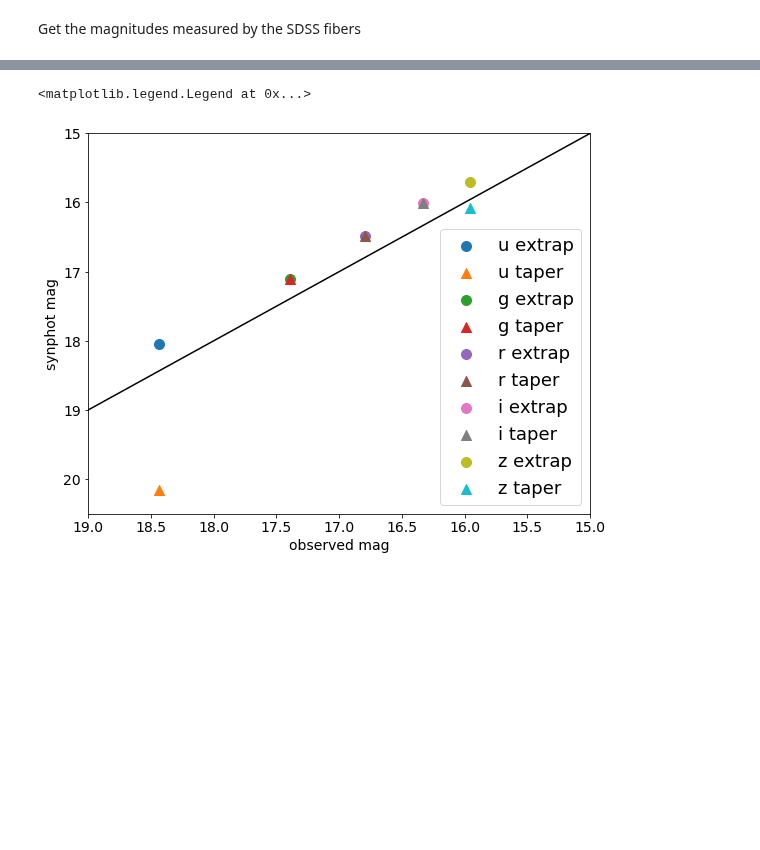
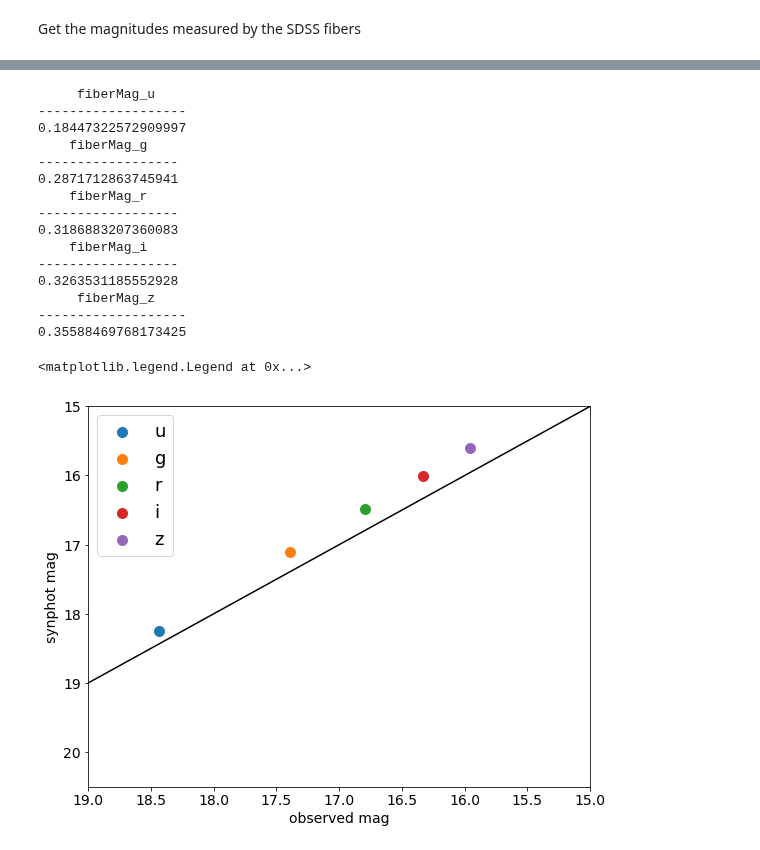
Before and after one commit to tcjansen/GSoC, a Jupyter notebook: empirical_photometry.ipynb, the cells around one changed output, grey strips where cells are left out. Cells and saved outputs as stored; diff of their text form; code cells hidden in the pictures; blank space fills up the shorter version.

```diff
--- a/empirical_photometry.ipynb
+++ b/empirical_photometry.ipynb
@@ -94,7 +88,8 @@ for band in sdss_bands:
     bp = SpectralElement(Empirical1D,
                          points=filt.wavelength,
                          lookup_table=filt.transmittance)
-    bandpasses[band] = bp
+    # for boxy bandpasses, tapering them with taper() is recommended
+    bandpasses[band] = bp.taper()
 
     plt.plot(bp.waveset, bp(bp.waveset), label=band)
 plt.legend(loc='upper right')
@@ -116,17 +111,11 @@ Once we have all of the effects on the source spectrum set, we can combine them
 from synphot.observation import Observation
 
 mags_extrap = {}
-mags_taper = {}
 for band in sdss_bands:
-    observation = Observation(spectrum, bandpasses[band], force='extrap')
+    observation = Observation(spectrum, bandpasses[band], force='taper')
     mags_extrap[band] = observation.effstim('ABmag').value
 
-    observation = Observation(spectrum, bandpasses[band], force='taper')
-    mags_taper[band] = observation.effstim('ABmag').value
-
 # SDSS mags aren't exactly equal to AB mags. Apply corrections
-mags_extrap['u'] += 0.04
-mags_taper['u'] += 0.04
-mags_extrap['z'] -= 0.02
-mags_taper['z'] -= 0.02
+mags['u'] += 0.04
+mags['z'] -= 0.02
 # %% [output]
@@ -158,24 +146,38 @@ Table length=1
 # %%
 plt.rcParams.update({'font.size': 14})
 fig = plt.figure(figsize=(9, 7))
 
 for band in sdss_bands:
-    plt.scatter(mag_table['fiberMag_' + band], mags_extrap[band],
-                s=100, label=band + ' extrap')
-    plt.scatter(mag_table['fiberMag_' + band], mags_taper[band],
-                s=100, label=band + ' taper', marker='^')
+    plt.scatter(mag_table['fiberMag_' + band], mags[band],
+                s=100, label=band)
+    print(mag_table['fiberMag_' + band] - mags[band])
 
 # one-to-one line
 magrange = np.linspace(15, 19, 10)
 plt.plot(magrange, magrange, color='black')
 
 plt.ylabel('synphot mag', size='14')
 plt.xlabel('observed mag', size='14')
 
 plt.xlim(19, 15)
 plt.ylim(20.5, 15)
 
 plt.legend(prop={'size': 18})
 # %% [output]
-<matplotlib.legend.Legend at 0x...>
+     fiberMag_u
+-------------------
+0.18447322572909997
+    fiberMag_g
+------------------
+0.2871712863745941
+    fiberMag_r
+------------------
+0.3186883207360083
+    fiberMag_i
+------------------
+0.3263531185552928
+     fiberMag_z
+-------------------
+0.35588469768173425
+<matplotlib.legend.Legend at 0x...>
-[figure, old version]
+[figure, new version]
```
Also changed, not shown: parts of 5 cells of this notebook.
